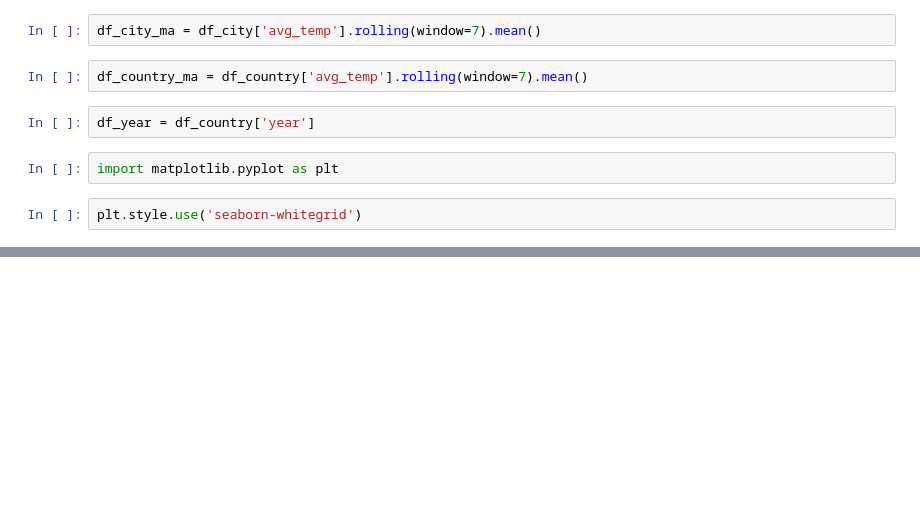
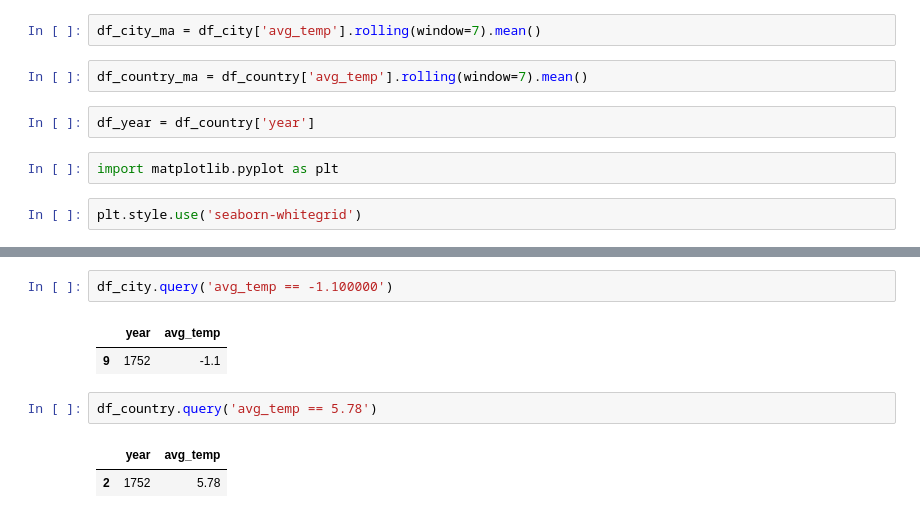
Before and after one commit to francesyu90/DANB, a Jupyter notebook: EWT/EWT.ipynb, the cells around one changed output, grey strips where cells are left out. Drawn from its saved outputs; the diff is of its cells as text; blank space fills up the shorter version.

```diff
--- a/EWT/EWT.ipynb
+++ b/EWT/EWT.ipynb
@@ -37,0 +64,10 @@ plt.savefig('result/result.png')
+# %%
+df_city.query('avg_temp == -1.100000')
+# %% [output]
+|  | year | avg_temp |
+| 9 | 1752 | -1.1 |
+# %%
+df_country.query('avg_temp == 5.78')
+# %% [output]
+|  | year | avg_temp |
+| 2 | 1752 | 5.78 |
```
Also changed, not shown: parts of 8 cells of this notebook, 1 other file.
